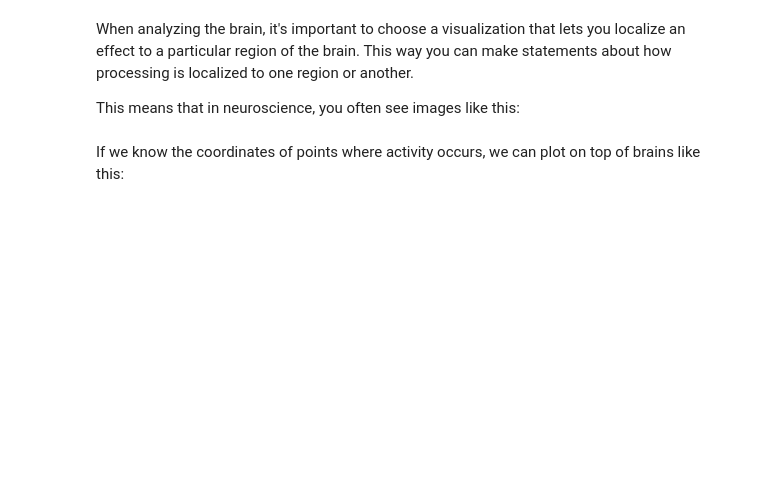
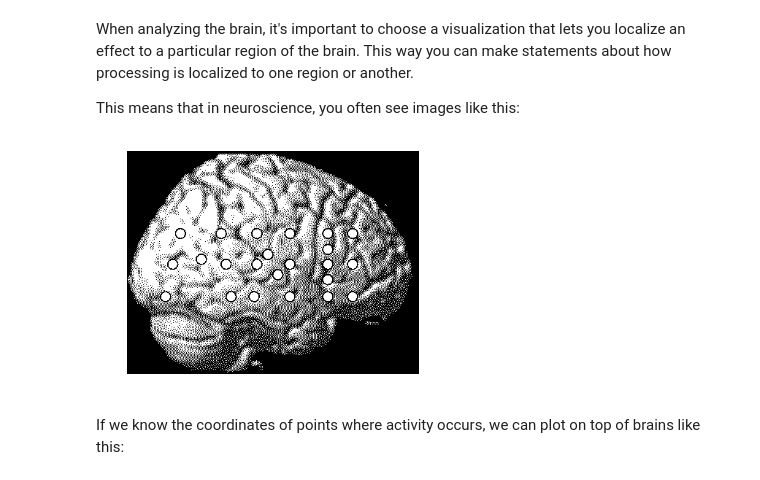
Before and after one commit to choldgraf/ecogtools, a Jupyter notebook: examples/3d_plots.ipynb, the cells around one changed output. Saved outputs shown, nothing was run; the diff lists cells and outputs as text; code cells hidden in the pictures; blank space fills up the shorter version.

```diff
--- a/examples/3d_plots.ipynb
+++ b/examples/3d_plots.ipynb
@@ -10,10 +10,12 @@ When analyzing the brain, it's important to choose a visualization that lets you
 
 This means that in neuroscience, you often see images like this:
 # %%
-im = plt.imread('../data/surface/mni_brain.gif')
+im = plt.imread('./data/surface/mni_brain.gif')
 f, ax = plt.subplots()
 ax.imshow(im)
 ax.set_axis_off()
+# %% [output]
+[figure, added]
 # %% [markdown]
 If we know the coordinates of points where activity occurs, we can plot on top of brains like this:
 # %%
```
Also changed, not shown: parts of 7 cells of this notebook.
